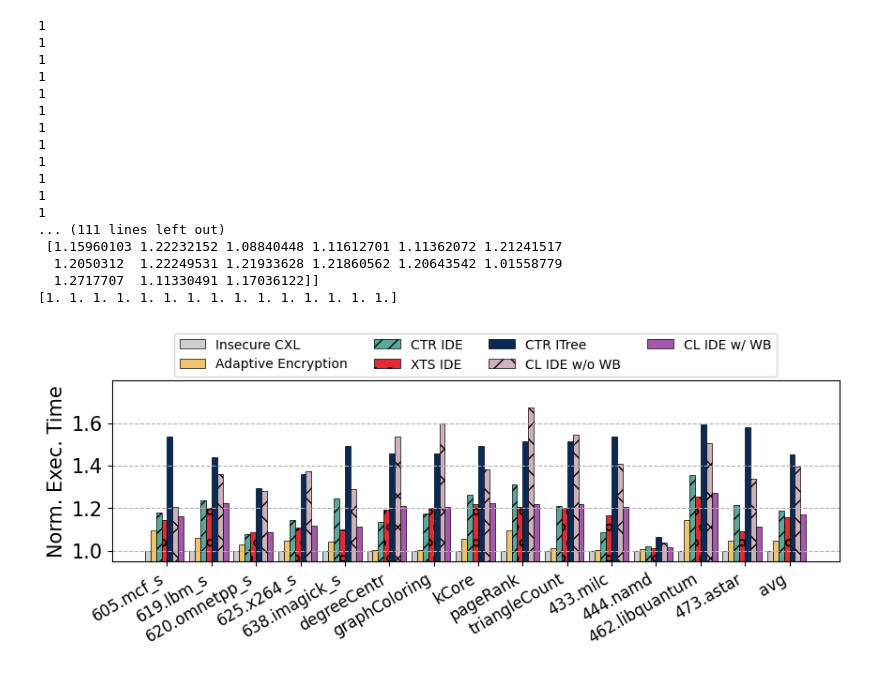
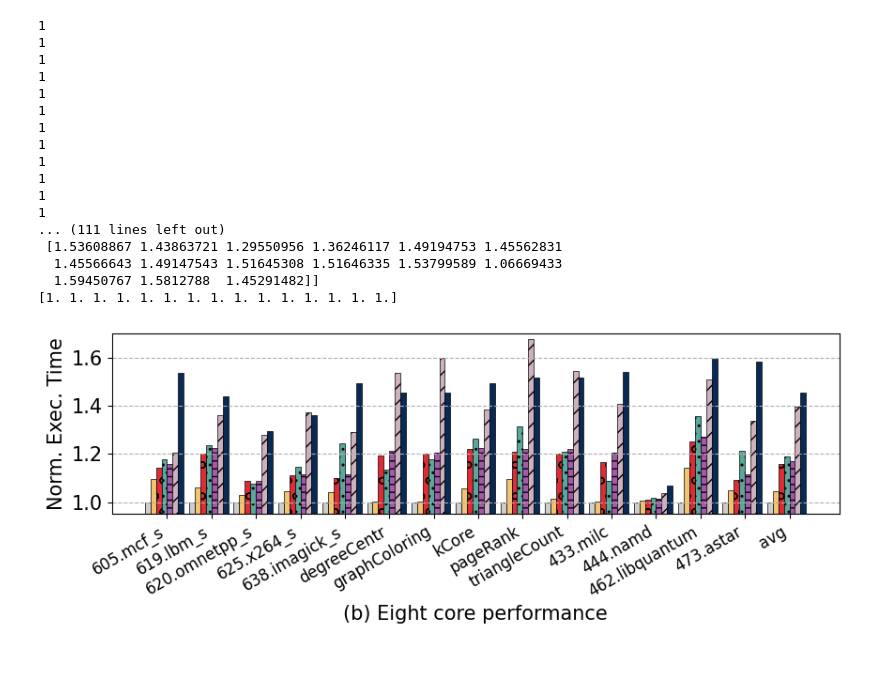
Before and after one commit to LichK9/fig_script, a Jupyter notebook: bench/bench.ipynb, the cells around one changed output. Drawn from its saved outputs; the diff is of its cells as text; code cells hidden in the pictures.

```diff
--- a/bench/bench.ipynb
+++ b/bench/bench.ipynb
@@ -96,7 +96,7 @@ xclicks=[
     'degreeCentr','graphColoring','kCore','pageRank','triangleCount',
     '433.milc','444.namd','462.libquantum','473.astar','avg'
 ]
-xlabels=''
+xlabels='(b) Eight core performance'
 ylabels='Norm. Exec. Time'
 wb = openpyxl.load_workbook(filename="bench-8core.xlsx")
 ws = wb['Sheet1']
@@ -124,44 +124,44 @@ print(b1[0])
 # plt.bar(x - width*2.5, b1[0], width, label='Insecure Local', color='#cecece', hatch=".", edgecolor='black', linewidth=0.5, align='center')
 # plt.bar(x - width*1.5, b1[2], width, label='XTS TEE Local', color='#a559aa', hatch="-", edgecolor='black', linewidth=0.5, align='center')
 off = 7 / 2
-plt.bar(x + width*(j() - off), b1[i()], width, label='Insecure CXL ', color='#cecece',edgecolor='black', linewidth=0.5, align='center')
+plt.bar(x + width*(j() - off), b1[i()], width, label='Insecure CXL',color='#cecece', edgecolor='black', linewidth=0.5, align='center')
 plt.bar(x + width*(j() - off), b1[i()], width, label='Adaptive Encryption',color='#f0c571', edgecolor='black', linewidth=0.5, align='center')
-plt.bar(x + width*(j() - off), b1[i()], width, label='CTR IDE', color='#59a89c',  hatch="//" , edgecolor='black', linewidth=0.5, align='center')
 plt.bar(x + width*(j() - off), b1[i()], width, label='XTS IDE', color='#e02b35', hatch="o",edgecolor='black', linewidth=0.5, align='center')
-plt.bar(x + width*(j() - off), b1[i()], width, label='CTR ITree ', color='#082a54', edgecolor='black', linewidth=0.5, align='center')
-plt.bar(x + width*(j() - off), b1[i()], width, label='CL IDE w/o WB',  color='#CEB1BE', hatch="x", edgecolor='black', linewidth=0.5, align='center' )
-plt.bar(x + width*(j() - off), b1[i()], width, label='CL IDE w/ WB', color='#a559aa', edgecolor='black', linewidth=0.5, align='center')
+plt.bar(x + width*(j() - off), b1[i()], width, label='CTR IDE ', color='#59a89c',  hatch="..", edgecolor='black', linewidth=0.5, align='center')
+plt.bar(x + width*(j() - off), b1[i()], width, label='CL IDE',  color='#a559aa', hatch="--", edgecolor='black', linewidth=0.5, align='center' )
+plt.bar(x + width*(j() - off), b1[i()], width, label='CL IDE w/o ECC Bus', color='#CEB1BE', hatch="//",edgecolor='black', linewidth=0.5, align='center')
+plt.bar(x + width*(j() - off), b1[i()], width, label='CTR ITree', color='#082a54', edgecolor='black', linewidth=0.5, align='center')
 
 # plt.bar(x + width*(j() - off), b1[i()], width, label='Counter Light (w/ ECC)', color='#CEB1BE', edgecolor='black', linewidth=0.5, align='center')
 
 #5F634F
 
 plt.grid(axis='y',linestyle='--')
 plt.xticks(x,xclicks, fontsize=12, rotation=30,ha='right', va='top')
 #plt.ylim(0,180000)
-plt.ylim(0.95,  1.8)
+plt.ylim(0.95,  1.7)
 plt.yticks([1.0,1.2,1.4,1.6],fontsize=15)
-#plt.xlabel(xlabels,fontsize=15)
+plt.xlabel(xlabels,fontsize=15)
 plt.ylabel(ylabels,fontsize=15)
-plt.legend(loc='upper center', ncol=4, bbox_to_anchor=(0.50, 1.30), fontsize=10)
+# plt.legend(loc='upper center', ncol=4, bbox_to_anchor=(0.50, 1.30), fontsize=10)
 plt.savefig('bench-8core.pdf',bbox_inches = 'tight')
 plt.show()
 # %% [output]
 1
 1
 1
 1
 1
 1
 1
 1
 1
 1
 1
 1
 ... (111 lines left out)
- [1.15960103 1.22232152 1.08840448 1.11612701 1.11362072 1.21241517
-  1.2050312  1.22249531 1.21933628 1.21860562 1.20643542 1.01558779
-  1.2717707  1.11330491 1.17036122]]
+ [1.53608867 1.43863721 1.29550956 1.36246117 1.49194753 1.45562831
+  1.45566643 1.49147543 1.51645308 1.51646335 1.53799589 1.06669433
+  1.59450767 1.5812788  1.45291482]]
 [1. 1. 1. 1. 1. 1. 1. 1. 1. 1. 1. 1. 1. 1. 1.]
-[figure, old version]
+[figure, new version]
```
Also changed, not shown: parts of 1 cell of this notebook, 15 other files.
